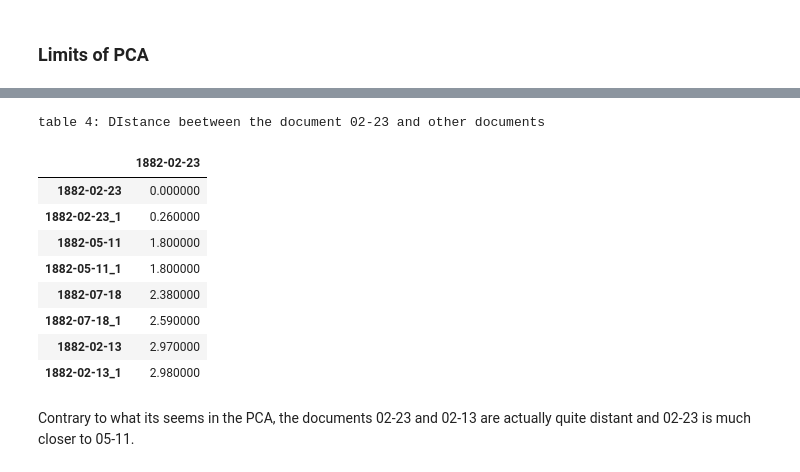
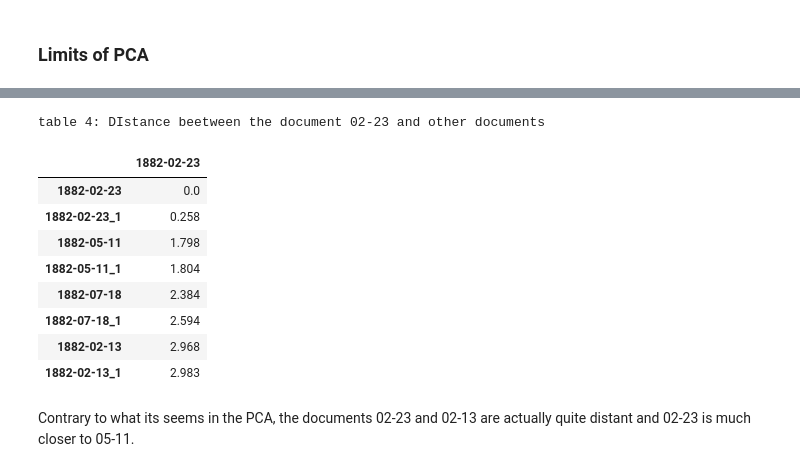
Before and after one commit to mpuren/jdh_articlemethodo, a Jupyter notebook: author_guideline_template.ipynb, the cells around one changed output, grey strips where cells are left out. Drawn from its saved outputs; the diff is of its cells as text; code cells hidden in the pictures.

```diff
--- a/author_guideline_template.ipynb
+++ b/author_guideline_template.ipynb
@@ -396,19 +404,19 @@ calcul CHA
 # %%
 distances_1882 = pd.read_csv(os.path.join(path_to_data,"distances_1882.csv"),sep=";",index_col=0)
 caption_content = "table 4: DIstance beetween the document 02-23 and other documents"
 display(distances_1882.loc[["1882-02-23","1882-02-23_1","1882-05-11","1882-05-11_1","1882-07-18","1882-07-18_1","1882-02-13","1882-02-13_1"],
-       ["1882-02-23"]].applymap(lambda x : round(x,2)).style.set_caption(caption_content),metadata={"jdh":{"object":{"source": [caption_content]}}})
+       ["1882-02-23"]].style.set_caption(caption_content).format("{:.4}"),metadata={"jdh":{"object":{"source": [caption_content]}}})
 # %% [output]
 table 4: DIstance beetween the document 02-23 and other documents
 |  | 1882-02-23 |
-| 1882-02-23 | 0.000000 |
-| 1882-02-23_1 | 0.260000 |
-| 1882-05-11 | 1.800000 |
-| 1882-05-11_1 | 1.800000 |
-| 1882-07-18 | 2.380000 |
-| 1882-07-18_1 | 2.590000 |
-| 1882-02-13 | 2.970000 |
-| 1882-02-13_1 | 2.980000 |
+| 1882-02-23 | 0.0 |
+| 1882-02-23_1 | 0.258 |
+| 1882-05-11 | 1.798 |
+| 1882-05-11_1 | 1.804 |
+| 1882-07-18 | 2.384 |
+| 1882-07-18_1 | 2.594 |
+| 1882-02-13 | 2.968 |
+| 1882-02-13_1 | 2.983 |
 # %% [markdown]
 Contrary to what its seems in the PCA, the documents 02-23 and 02-13 are actually quite distant and 02-23 is much closer to 05-11.
 # %% [markdown]
```
Also changed, not shown: parts of 33 cells of this notebook, 6 other files.
